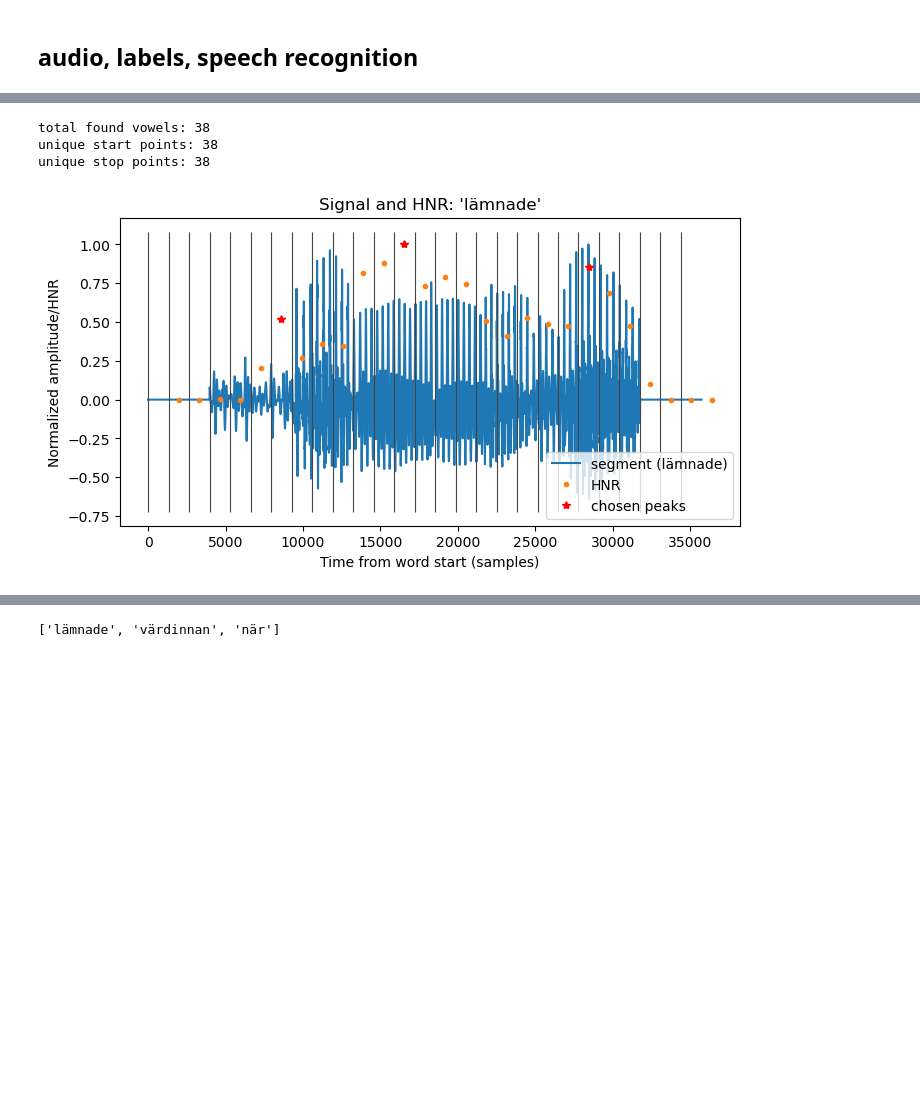
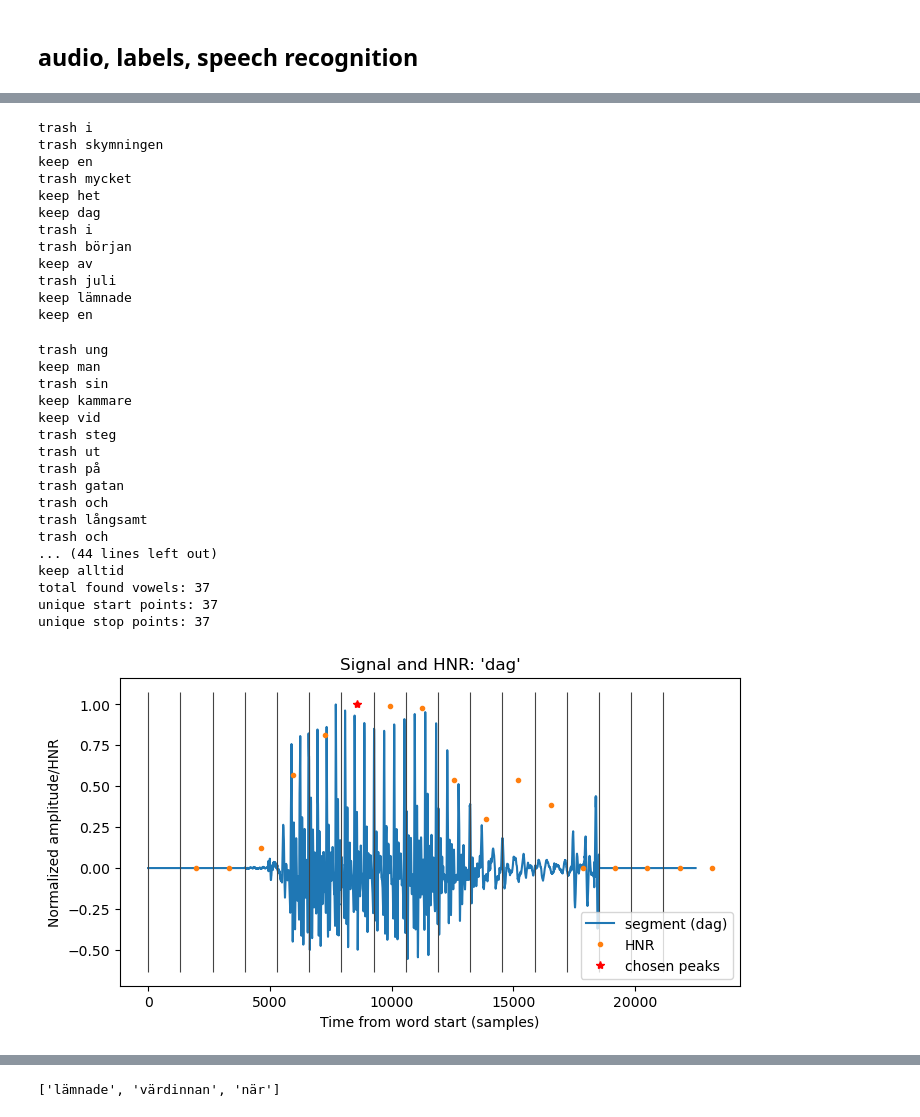
Before and after one commit to TobiasBjork/VowelProject, a Jupyter notebook: evaluation_labels.ipynb, the cells around one changed output, grey strips where cells are left out. Drawn from its saved outputs; the diff is of its cells as text; code cells hidden in the pictures; blank space fills up the shorter version.

```diff
--- a/evaluation_labels.ipynb
+++ b/evaluation_labels.ipynb
@@ -85,26 +84,52 @@ i skymningen en mycket het dag i början av juli lämnade en ung man sin kammare
 # %%
 reload(tools)
 plt.style.use("default")
 # plt.style.use("default")
-test = "lämnade"
+test = "dag"
 
 add_context = False
 fl = int(0.03 * Fs)
 plt.figure(figsize=(8, 4))
 grouped_frames = tools.extract_vowels(
     words,
     audio,
     Fs,
     fl,
     plot_word=test,
-    print_info=False,
+    print_info=True,
 )
 starts_all, stops_all, _, _ = tools.groupedframes_to_lists(grouped_frames)
 plt.savefig("figures/exampleword_bad_light.svg", dpi=600)
 plt.show()
 # %% [output]
-total found vowels: 38
-unique start points: 38
-unique stop points: 38
+trash i
+trash skymningen
+keep en
+trash mycket
+keep het
+keep dag
+trash i
+trash början
+keep av
+trash juli
+keep lämnade
+keep en
+trash ung
+keep man
+trash sin
+keep kammare
+keep vid
+trash steg
+trash ut
+trash på
+trash gatan
+trash och
+trash långsamt
+trash och
+... (44 lines left out)
+keep alltid
+total found vowels: 37
+unique start points: 37
+unique stop points: 37
-[figure, old version]
+[figure, new version]
 # %%
```
Also changed, not shown: parts of 10 cells of this notebook, 2 other files.
